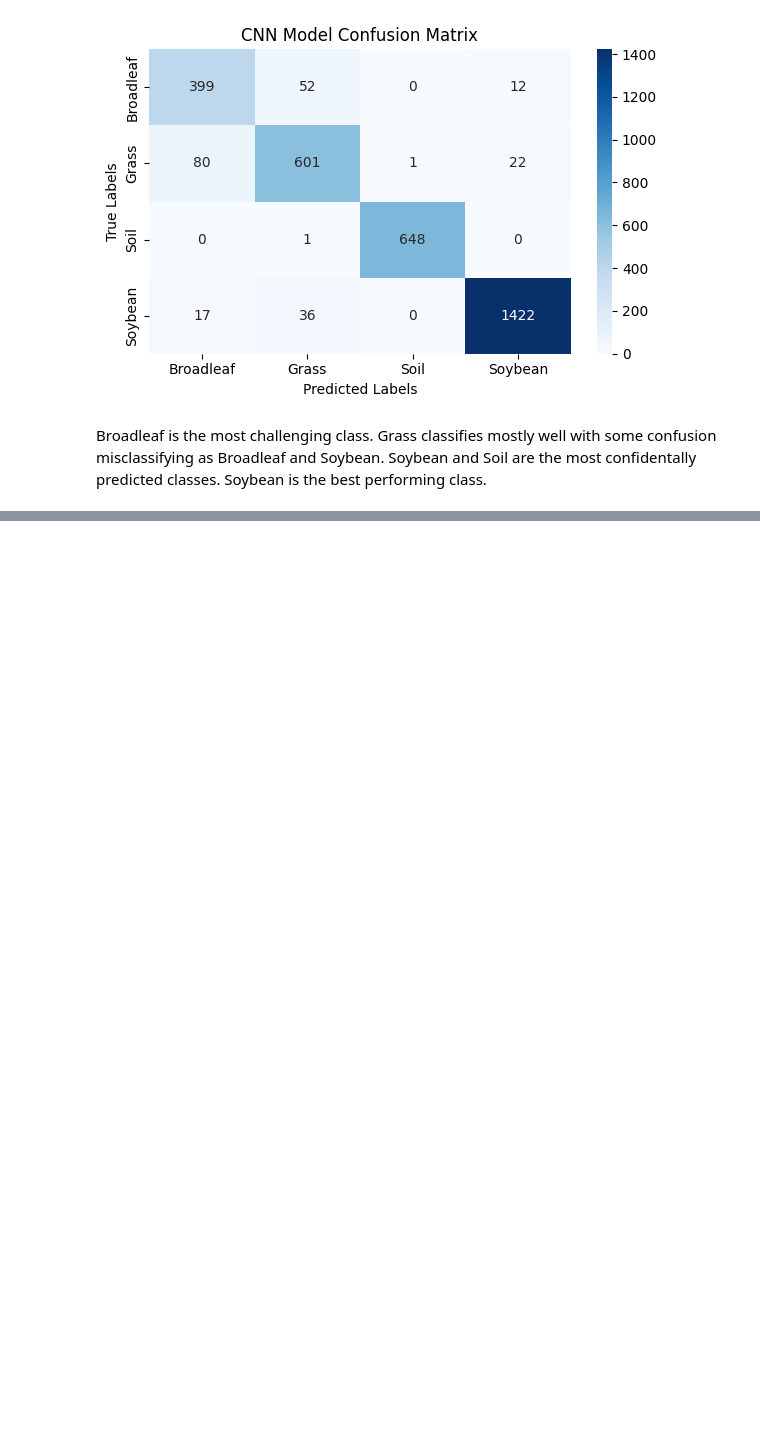
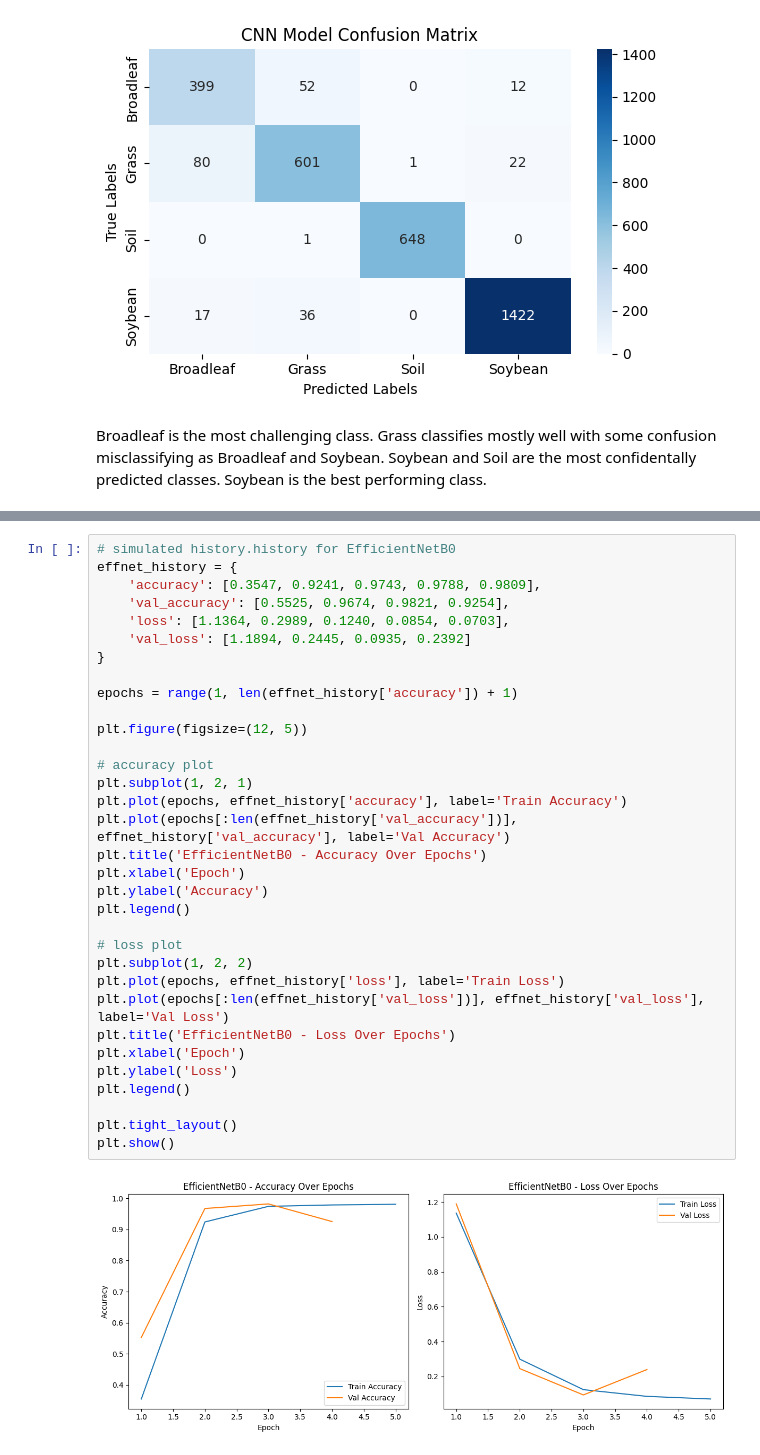
Before and after one commit to edgar-rosales95/ADS599-Capstone, a Jupyter notebook: Capstone V2.ipynb, the cells around one changed output, grey strips where cells are left out. Saved outputs shown, nothing was run; the diff lists cells and outputs as text; blank space fills up the shorter version.

Commit message:
added in effnetB0 and MobilenetV2

```diff
--- a/Capstone V2.ipynb
+++ b/Capstone V2.ipynb
@@ -493,0 +770,35 @@ Broadleaf is the most challenging class. Grass classifies mostly well with some
+# %%
+# simulated history.history for EfficientNetB0
+effnet_history = {
+    'accuracy': [0.3547, 0.9241, 0.9743, 0.9788, 0.9809],
+    'val_accuracy': [0.5525, 0.9674, 0.9821, 0.9254],
+    'loss': [1.1364, 0.2989, 0.1240, 0.0854, 0.0703],
+    'val_loss': [1.1894, 0.2445, 0.0935, 0.2392]
+}
+
+epochs = range(1, len(effnet_history['accuracy']) + 1)
+
+plt.figure(figsize=(12, 5))
+
+# accuracy plot
+plt.subplot(1, 2, 1)
+plt.plot(epochs, effnet_history['accuracy'], label='Train Accuracy')
+plt.plot(epochs[:len(effnet_history['val_accuracy'])], effnet_history['val_accuracy'], label='Val Accuracy')
+plt.title('EfficientNetB0 - Accuracy Over Epochs')
+plt.xlabel('Epoch')
+plt.ylabel('Accuracy')
+plt.legend()
+
+# loss plot
+plt.subplot(1, 2, 2)
+plt.plot(epochs, effnet_history['loss'], label='Train Loss')
+plt.plot(epochs[:len(effnet_history['val_loss'])], effnet_history['val_loss'], label='Val Loss')
+plt.title('EfficientNetB0 - Loss Over Epochs')
+plt.xlabel('Epoch')
+plt.ylabel('Loss')
+plt.legend()
+
+plt.tight_layout()
+plt.show()
+# %% [output]
+[figure, added]
```
Also changed, not shown: parts of 20 cells of this notebook.
